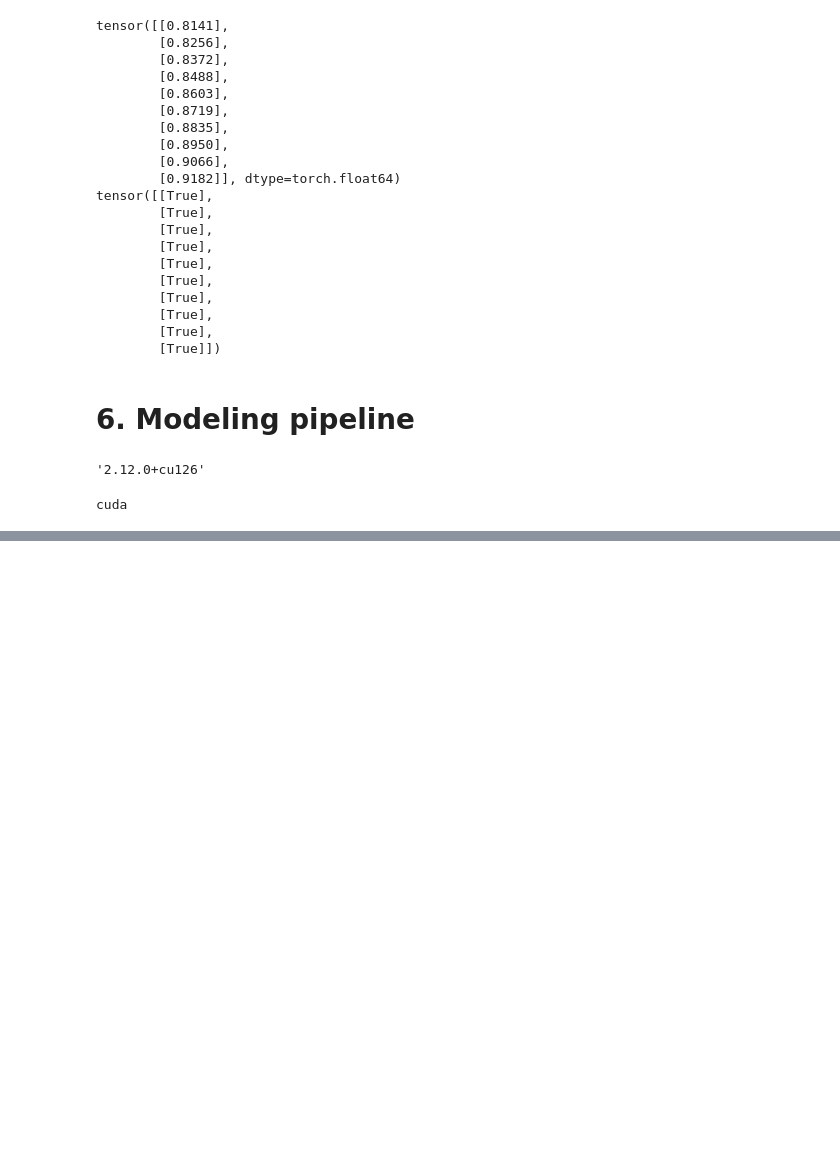
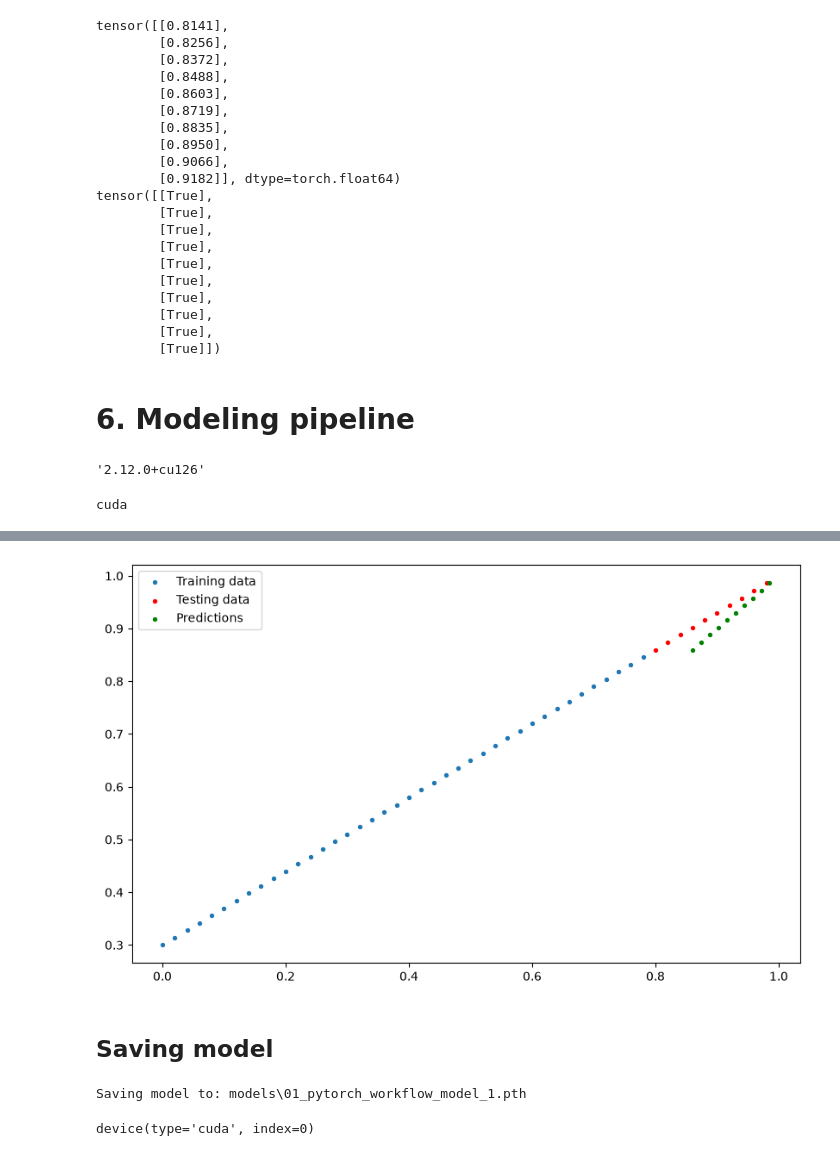
Before and after one commit to zintomvn/Research-Training, a Jupyter notebook: Pytorch/Labs/01_pytorch_elementary.ipynb, the cells around one changed output, grey strips where cells are left out. Cells and saved outputs as stored; diff of their text form; code cells hidden in the pictures; blank space fills up the shorter version.

Commit message:
feat(notebook): add 3 first notebooks in pytorch

```diff
--- a/Pytorch/Labs/01_pytorch_elementary.ipynb
+++ b/Pytorch/Labs/01_pytorch_elementary.ipynb
@@ -642,0 +678,12 @@ cuda
+# %%
+class LinearRegressionModelV2(nn.Module):
+    def __init__(self):
+        super().__init__()
+        self.linear_layer = nn.Linear(in_features=1, out_features=1) # Fully connected
+
+    def forward(self, x: torch.Tensor) -> torch.Tensor:
+        return self.linear_layer(x)
+# %%
+torch.manual_seed(42)
+model_test_1 = LinearRegressionModelV2()
+model_test_1, model_test_1.state_dict()
@@ -642,0 +730,6 @@ cuda
+# %%
+# Loss function = MAE
+loss_fn = nn.L1Loss()
+
+# Optimizer = SGD
+optimizer = torch.optim.SGD(model_test_1.parameters(), lr=1e-2)
@@ -642,0 +810,7 @@ cuda
+# %%
+model_test_1.eval()
+
+with torch.inference_mode():
+    y_pred = model_test_1(X_test)
+print(y_pred)
+y_pred = y_pred.to('cpu')
@@ -642,0 +828,31 @@ cuda
+# %%
+plot_prediction(predictions=y_pred)
+# %% [output]
+[figure, added]
+# %% [markdown]
+## Saving model
+# %%
+from pathlib import Path
+
+MODEL_PATH = Path('models')
+MODEL_PATH.mkdir(parents=True, exist_ok=True)
+
+# 2. Create model save path
+MODEL_NAME = "01_pytorch_workflow_model_1.pth"
+MODEL_SAVE_PATH = MODEL_PATH / MODEL_NAME
+
+# 3. Save the model state dict
+print(f"Saving model to: {MODEL_SAVE_PATH}")
+torch.save(obj=model_test_1.state_dict(), # only saving the state_dict() only saves the models learned parameters
+           f=MODEL_SAVE_PATH)
+# %% [output]
+Saving model to: models\01_pytorch_workflow_model_1.pth
+# %%
+loaded_model_1 = LinearRegressionModelV2()
+
+loaded_model_1.load_state_dict(torch.load(MODEL_SAVE_PATH))
+
+loaded_model_1.to(device)
+next(loaded_model_1.parameters()).device
+# %% [output]
+device(type='cuda', index=0)
```
Also changed, not shown: parts of 19 cells of this notebook, 2 other files.
